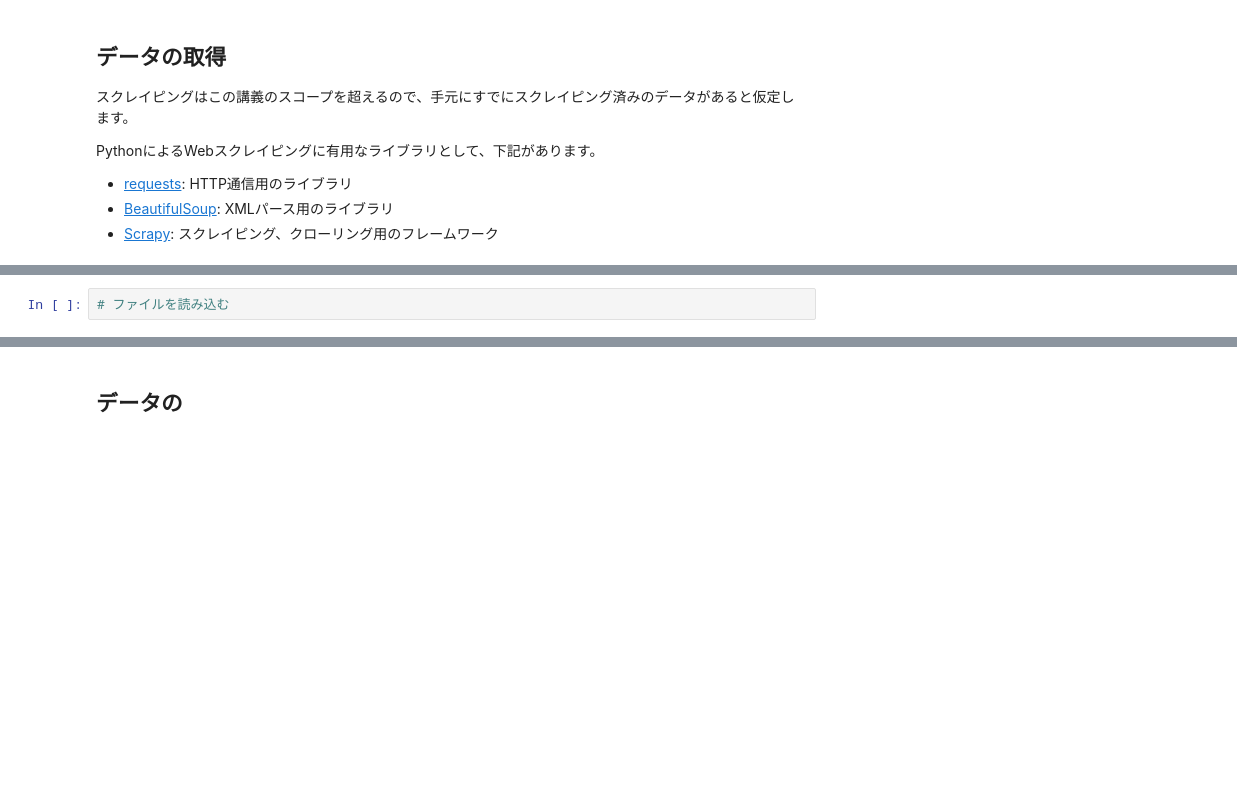
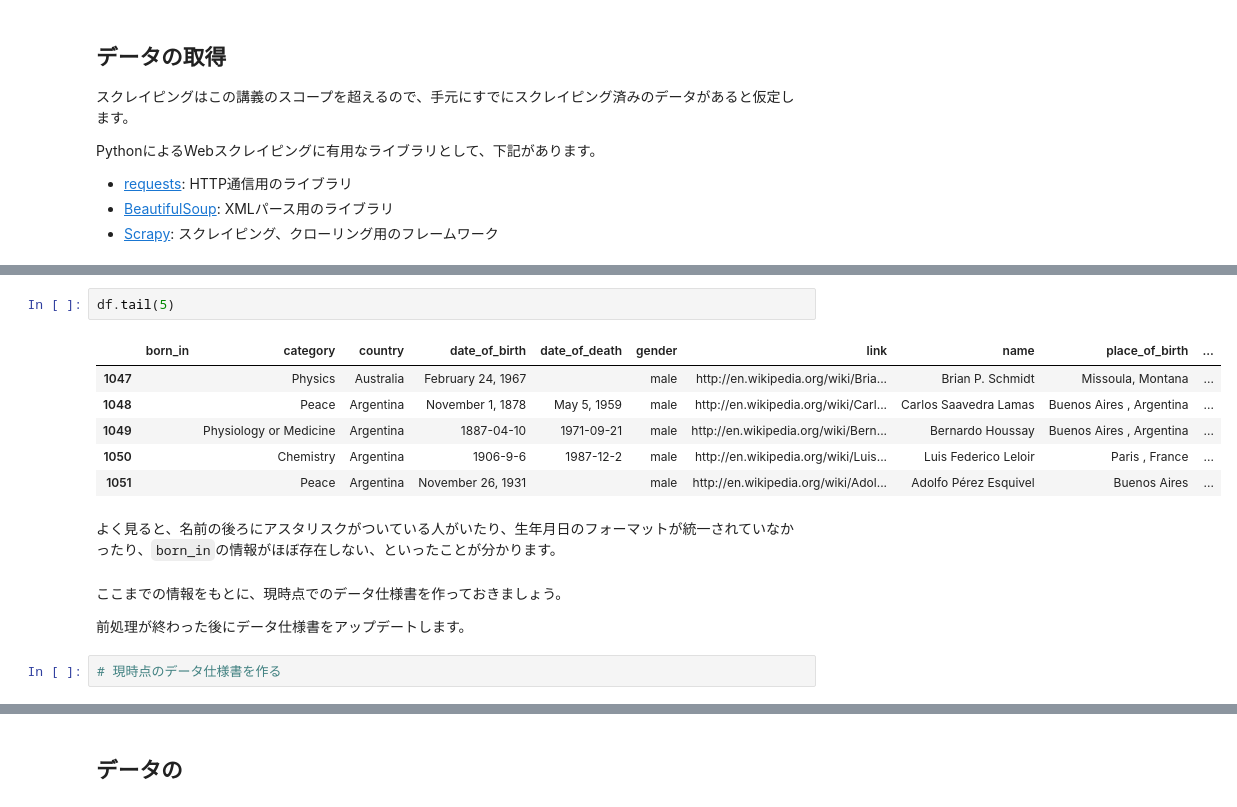
Before and after one commit to shinchu/dataviz-notebooks, a Jupyter notebook: week_2/nobel-laureates.ipynb, the cells around one changed output, grey strips where cells are left out. Drawn from its saved outputs; the diff is of its cells as text; blank space fills up the shorter version.

```diff
--- a/week_2/nobel-laureates.ipynb
+++ b/week_2/nobel-laureates.ipynb
@@ -18,2 +134,17 @@ PythonによるWebスクレイピングに有用なライブラリとして、
+# %%
+df.tail(5)
+# %% [output]
+|  | born_in | category | country | date_of_birth | date_of_death | gender | link | name | place_of_birth | ... |
+| 1047 |  | Physics | Australia | February 24, 1967 |  | male | http://en.wikipedia.org/wiki/Bria... | Brian P. Schmidt | Missoula, Montana | ... |
+| 1048 |  | Peace | Argentina | November 1, 1878 | May 5, 1959 | male | http://en.wikipedia.org/wiki/Carl... | Carlos Saavedra Lamas | Buenos Aires , Argentina | ... |
+| 1049 |  | Physiology or Medicine | Argentina | 1887-04-10 | 1971-09-21 | male | http://en.wikipedia.org/wiki/Bern... | Bernardo Houssay | Buenos Aires , Argentina | ... |
+| 1050 |  | Chemistry | Argentina | 1906-9-6 | 1987-12-2 | male | http://en.wikipedia.org/wiki/Luis... | Luis Federico Leloir | Paris , France | ... |
+| 1051 |  | Peace | Argentina | November 26, 1931 |  | male | http://en.wikipedia.org/wiki/Adol... | Adolfo Pérez Esquivel | Buenos Aires | ... |
+# %% [markdown]
+よく見ると、名前の後ろにアスタリスクがついている人がいたり、生年月日のフォーマットが統一されていなかったり、`born_in`の情報がほぼ存在しない、といったことが分かります。
+# %% [markdown]
+ここまでの情報をもとに、現時点でのデータ仕様書を作っておきましょう。
+
+前処理が終わった後にデータ仕様書をアップデートします。
 # %%
-# ファイルを読み込む
+# 現時点のデータ仕様書を作る
```
Also changed, not shown: parts of 44 cells of this notebook, 2 other files.
